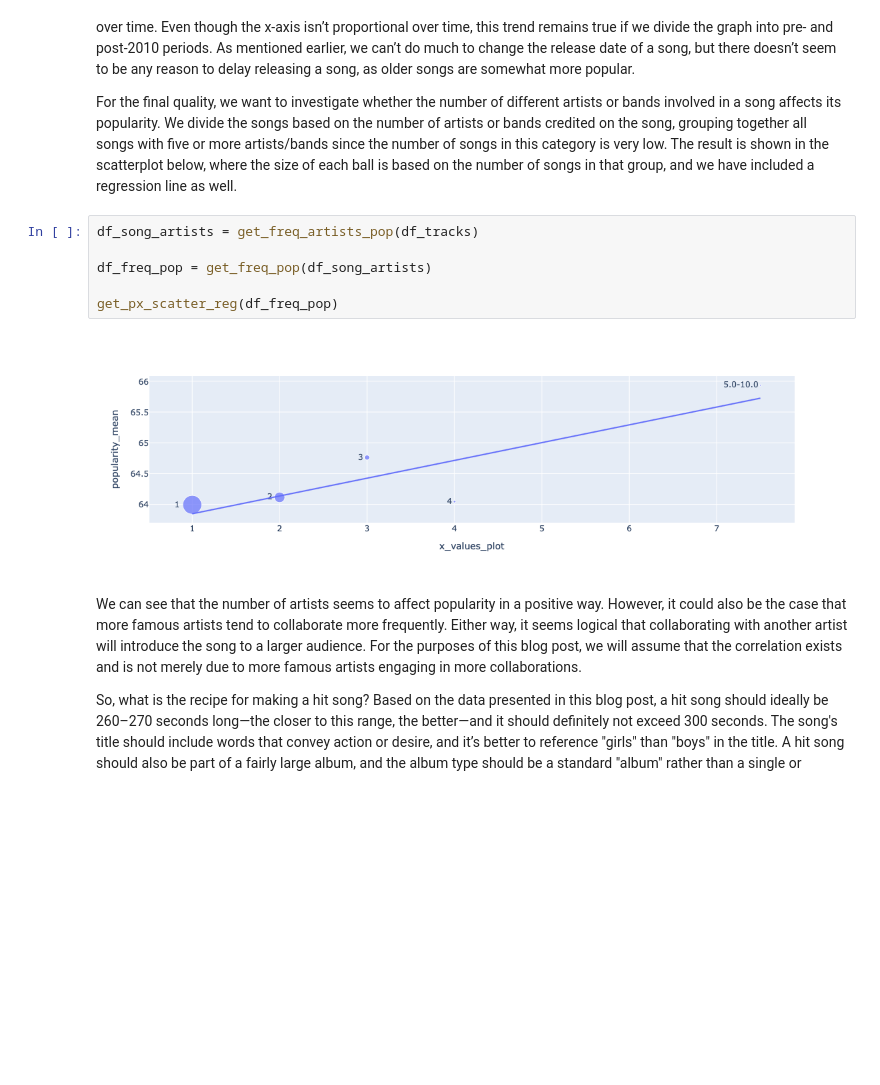
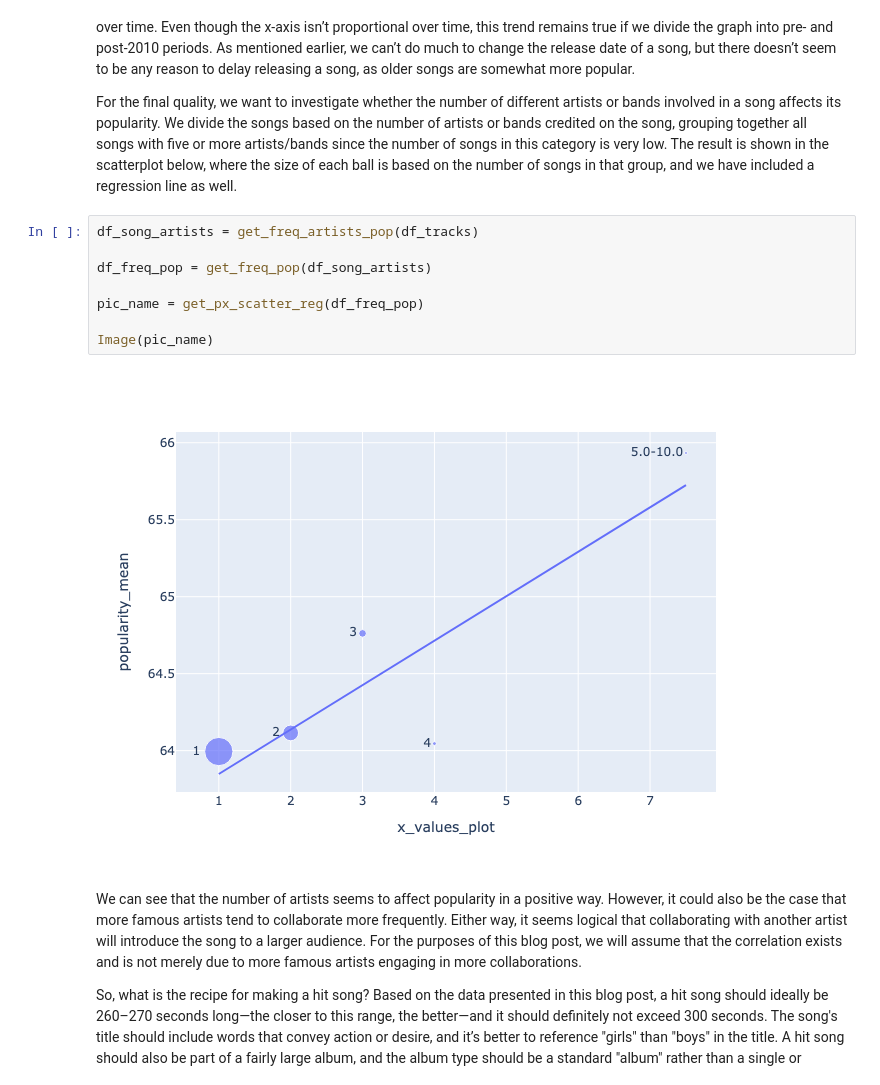
Before and after one commit to LiamC888/SU-MT4007, a Jupyter notebook: Project/project.ipynb, the cells around one changed output. Saved outputs shown, nothing was run; the diff lists cells and outputs as text; blank space fills up the shorter version.

```diff
--- a/Project/project.ipynb
+++ b/Project/project.ipynb
@@ -87,11 +92,13 @@ For the final quality, we want to investigate whether the number of different ar
 # %%
 df_song_artists = get_freq_artists_pop(df_tracks)
 
 df_freq_pop = get_freq_pop(df_song_artists)
 
-get_px_scatter_reg(df_freq_pop)
+pic_name = get_px_scatter_reg(df_freq_pop)
+
+Image(pic_name)
 # %% [output]
-[figure, old version]
+[figure, new version]
 # %% [markdown]
 We can see that the number of artists seems to affect popularity in a positive way. However, it could also be the case that more famous artists tend to collaborate more frequently. Either way, it seems logical that collaborating with another artist will introduce the song to a larger audience. For the purposes of this blog post, we will assume that the correlation exists and is not merely due to more famous artists engaging in more collaborations.
 
```
Also changed, not shown: parts of 2 cells of this notebook, 3 other files.
